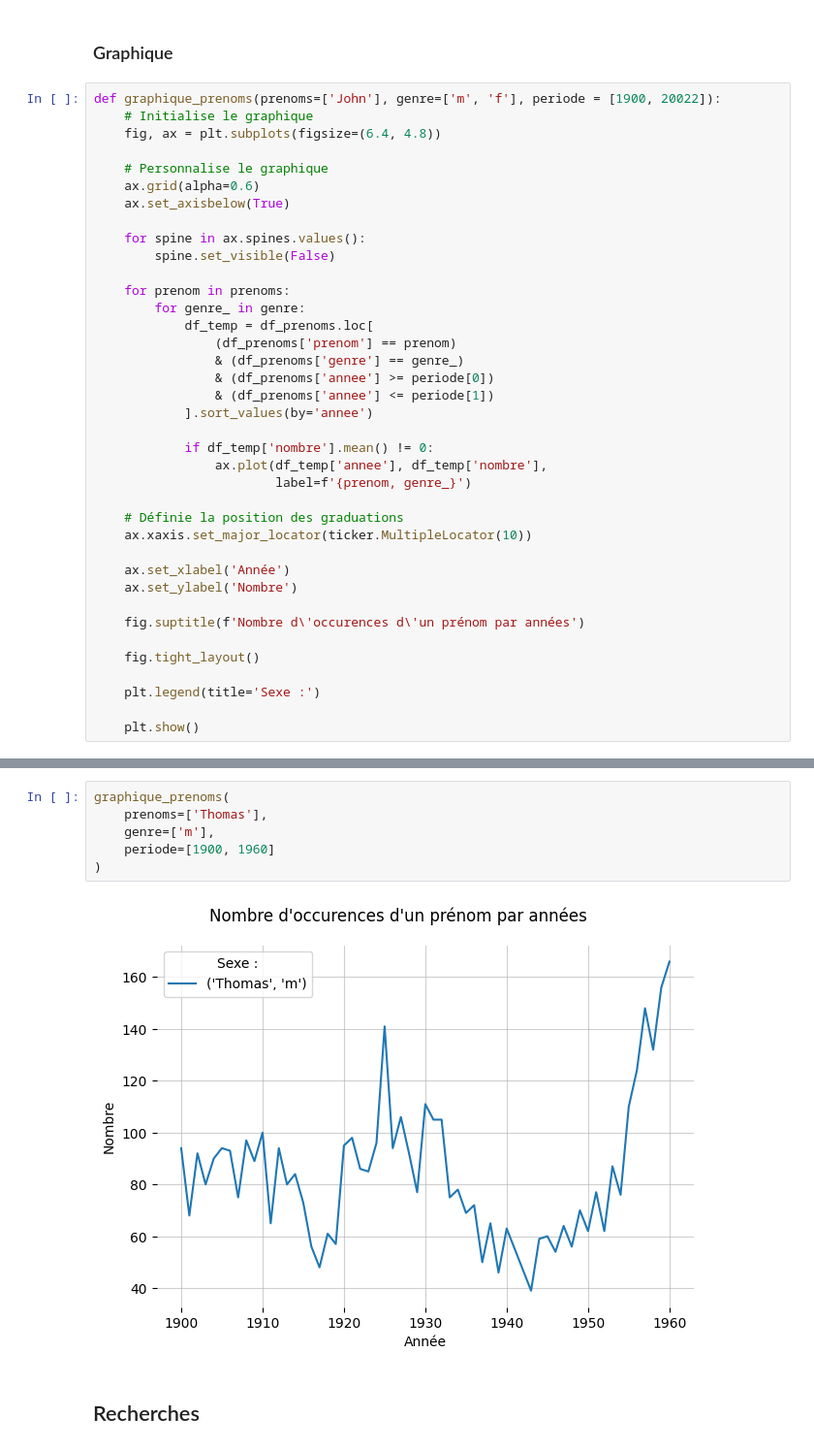
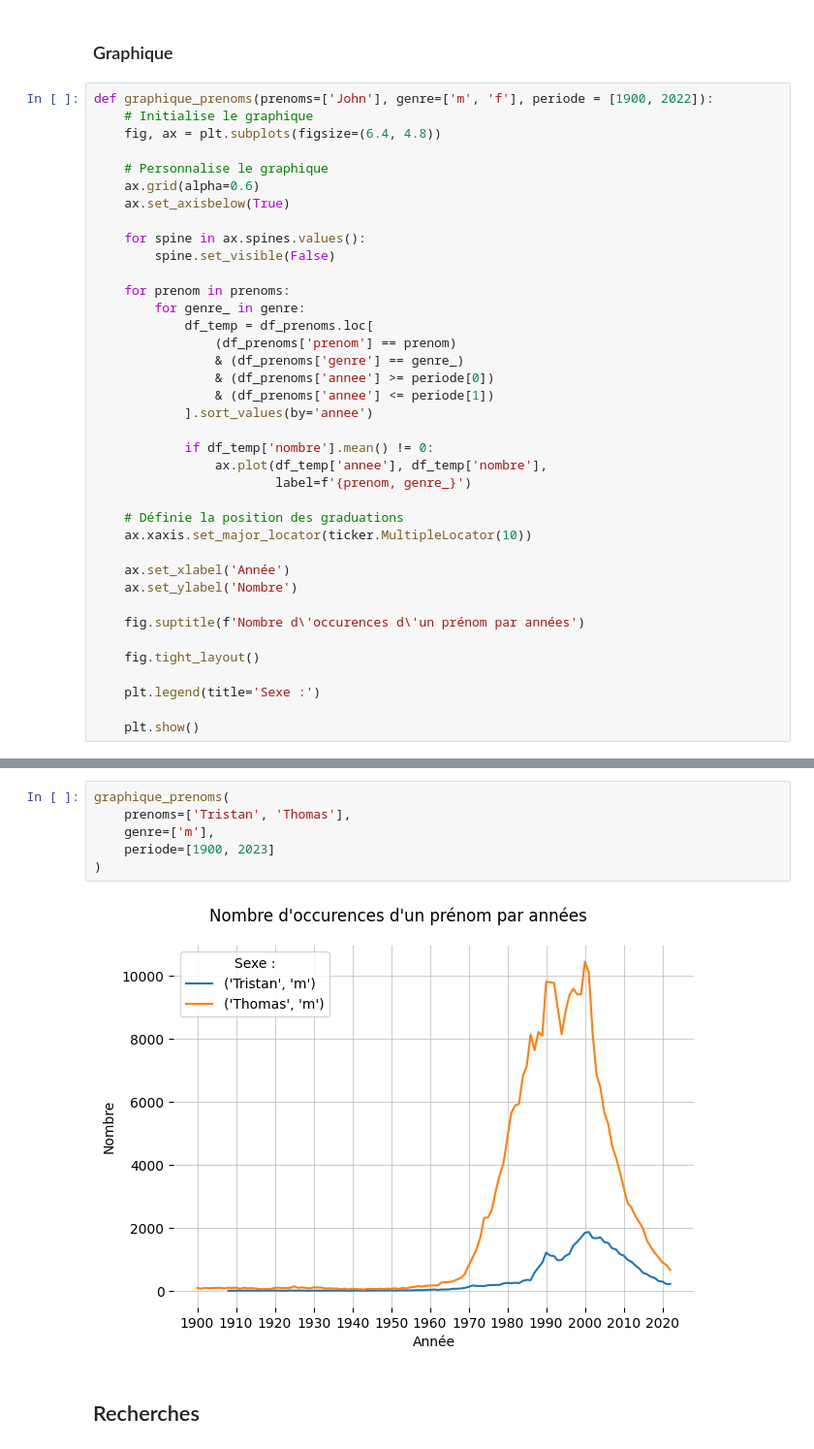
Before and after one commit to anquetos/projets-personnels, a Jupyter notebook: 001-prenoms-france/analyse-prenoms-france-1900-2022.ipynb, the cells around one changed output, grey strips where cells are left out. Shown at 97% size. Cells and saved outputs as stored; diff of their text form.

```diff
--- a/001-prenoms-france/analyse-prenoms-france-1900-2022.ipynb
+++ b/001-prenoms-france/analyse-prenoms-france-1900-2022.ipynb
@@ -539,7 +545,7 @@ classement_prenoms(
 # %% [markdown]
 ### Graphique<a id='4-2'></a>
 # %%
-def graphique_prenoms(prenoms=['John'], genre=['m', 'f'], periode = [1900, 20022]):
+def graphique_prenoms(prenoms=['John'], genre=['m', 'f'], periode = [1900, 2022]):
     # Initialise le graphique
     fig, ax = plt.subplots(figsize=(6.4, 4.8))
 
@@ -583,10 +585,10 @@ range(2000, 2020)
 # %%
 graphique_prenoms(
-    prenoms=['Thomas'],
+    prenoms=['Tristan', 'Thomas'],
     genre=['m'],
-    periode=[1900, 1960]
+    periode=[1900, 2023]
 )
 # %% [output]
-[figure, old version]
+[figure, new version]
 # %% [markdown]
 ## Recherches<a id='5'></a>
```
Also changed, not shown: parts of 39 cells of this notebook, 2 other files.
